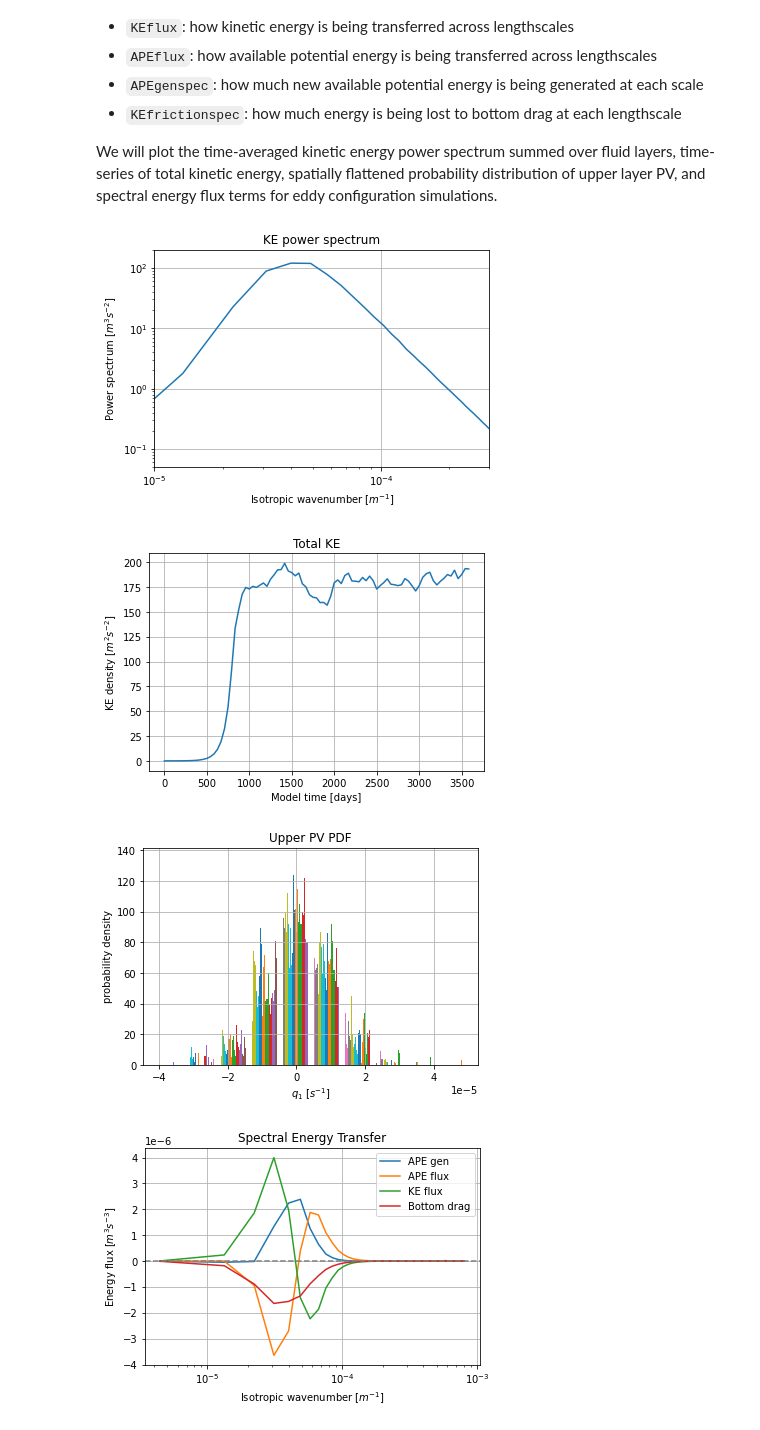
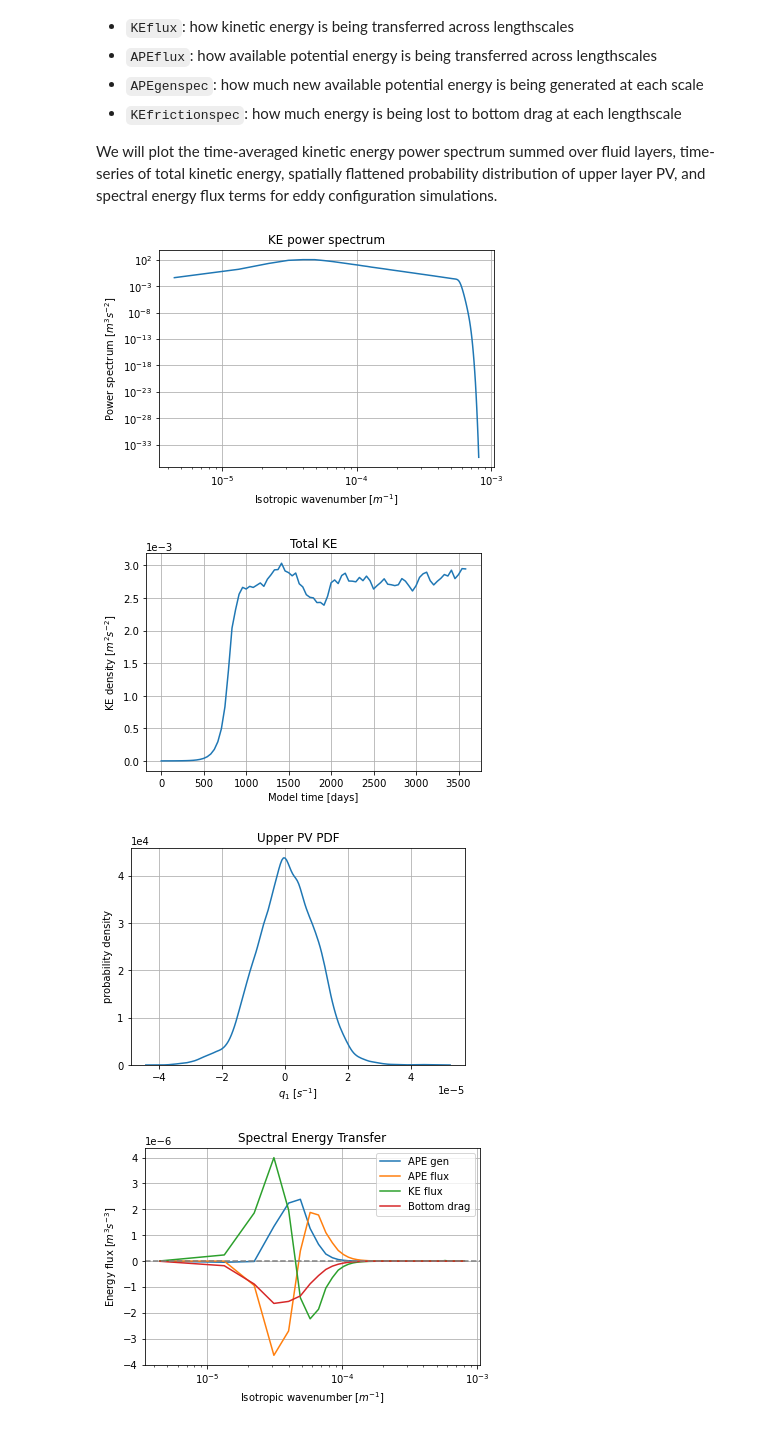
Before and after one commit to m2lines/MLwithQG, a Jupyter notebook: notebooks/Running High Resolution Simulations With pyqg.ipynb, the cells around one changed output. Cells and saved outputs as stored; diff of their text form; code cells hidden in the pictures.

Commit message:
Added diagnostic plot of upper PV PDF, fixed total KE plot

```diff
--- a/notebooks/Running High Resolution Simulations With pyqg.ipynb
+++ b/notebooks/Running High Resolution Simulations With pyqg.ipynb
@@ -197,34 +198,35 @@ kr, KEspec_upper = tools.calc_ispec(eddy_model, eddy_model_ds.KEspec.isel(lev=0)
 _, KEspec_lower  = tools.calc_ispec(eddy_model, eddy_model_ds.KEspec.isel(lev=1).data)
 
 plt.loglog(kr, KEspec_upper + KEspec_lower)
-plt.xlim(1e-5, 3e-4); plt.ylim(5e-2, 2e2)
 plt.xlabel(r'Isotropic wavenumber [$m^{-1}$]')
 plt.ylabel(r'Power spectrum [$m^{3}s^{-2}$]')
 plt.title('KE power spectrum')
 plt.grid()
 # %% [output]
-[figure, old version]
+[figure, new version]
 # %%
 # Time-series of total kinetic energy
 eddy_ke_density = ((eddy_high_res.u * eddy_high_res.u) + (eddy_high_res.v * eddy_high_res.v)) / 2
-eddy_ke_density = eddy_ke_density.sum(dim=['x', 'y', 'lev'])
+eddy_ke_density = eddy_ke_density.sum(dim=['lev']).mean(dim=['x', 'y'])
 
 plt.plot(eddy_high_res['time'] / 86400,  eddy_ke_density)
+plt.ticklabel_format(axis='y', style='sci', scilimits=(0,0))
 plt.xlabel('Model time [days]')
 plt.ylabel(r'KE density [$m^{2}s^{-2}$]')
 plt.title('Total KE')
 plt.grid()
 # %% [output]
-[figure, old version]
+[figure, new version]
 # %%
-# TODO: Plot spatially flattened probability distributiom of upper layer PV
-plt.hist(eddy_model_ds.q.isel(lev=0))
+# Spatially flattened probability distributiom of upper layer PV
+sns.kdeplot(np.reshape(eddy_model_ds.q.isel(lev=0).values, (-1)))
+plt.ticklabel_format(axis='y', style='sci', scilimits=(0,0))
 plt.xlabel(r'$q_{1}$ [$s^{-1}$]')
 plt.ylabel('probability density')
 plt.title('Upper PV PDF')
 plt.grid()
 # %% [output]
-[figure, old version]
+[figure, new version]
 # %%
 # Spectral energy flux terms
 kr, APEgenspec = tools.calc_ispec(eddy_model, eddy_model_ds.APEgenspec.data)
```
Also changed, not shown: parts of 3 cells of this notebook.
